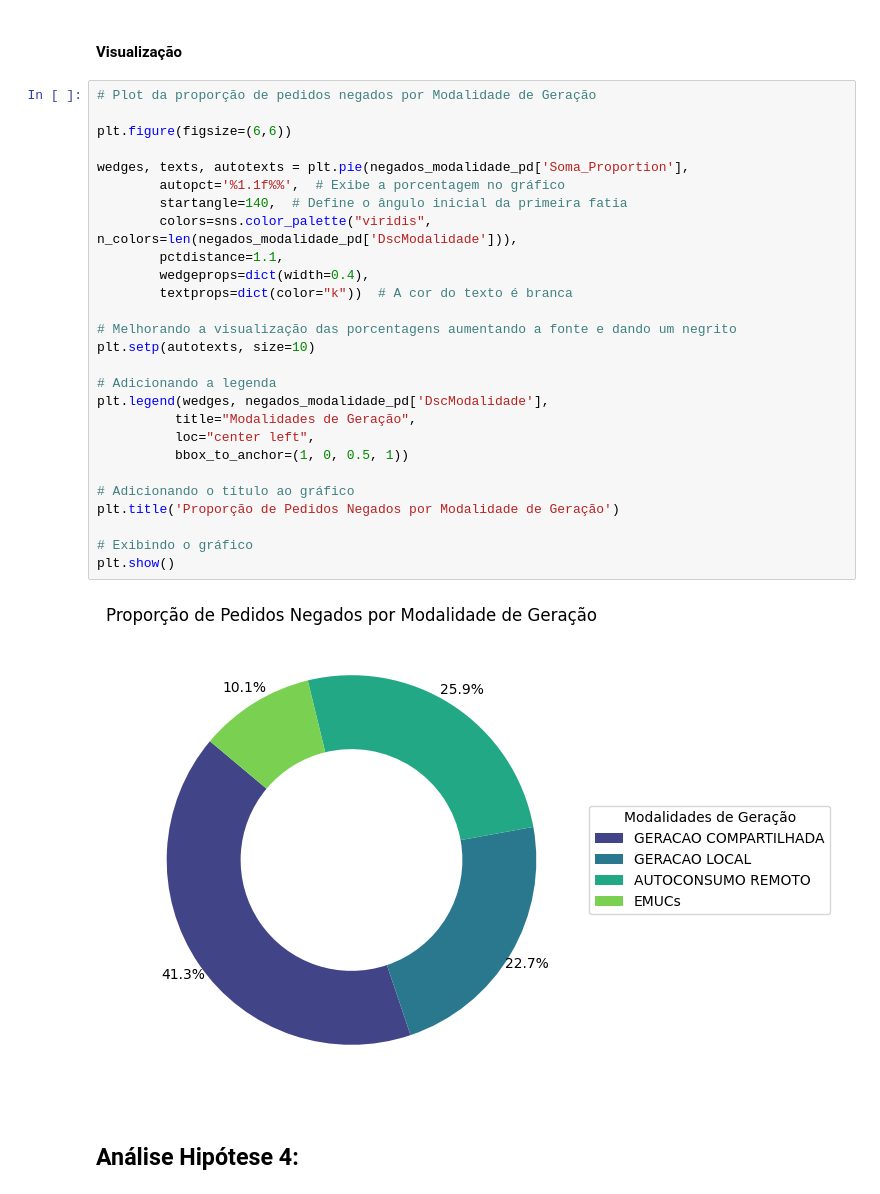
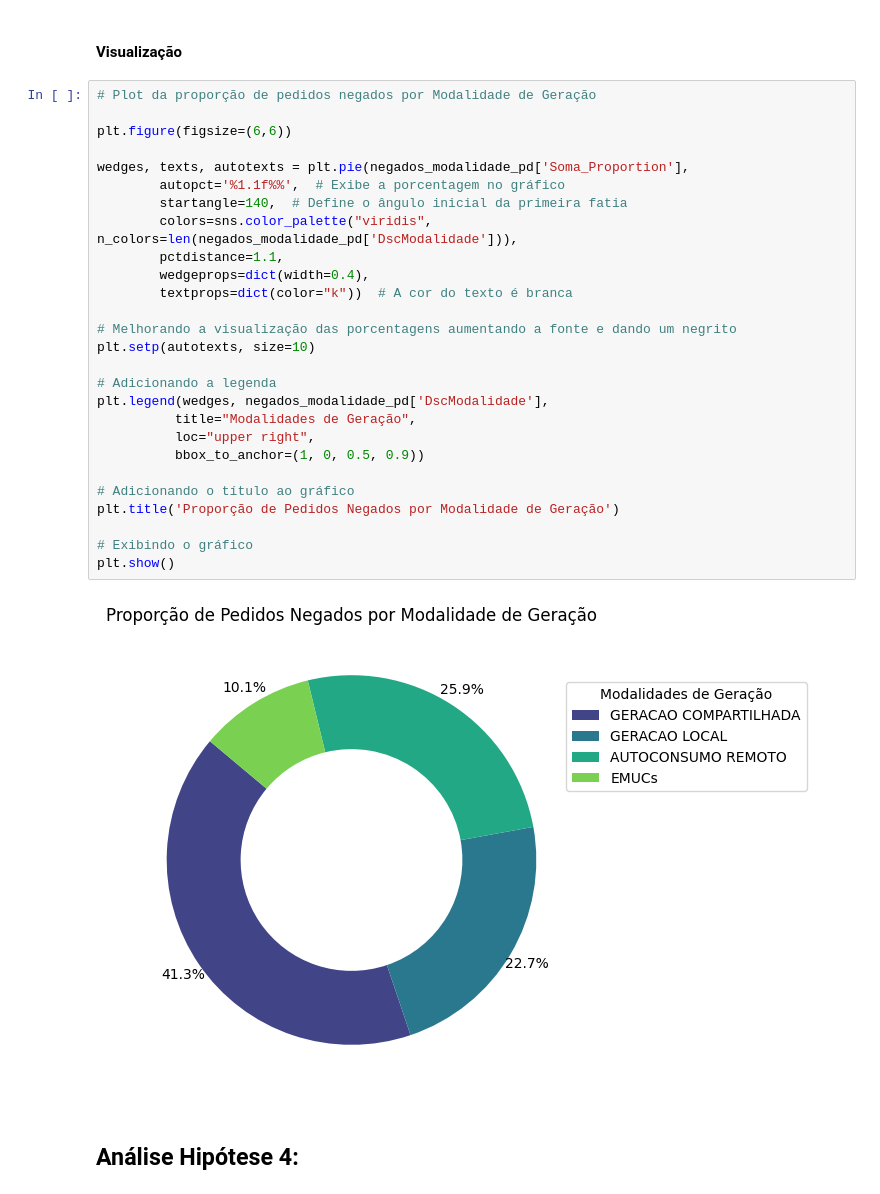
Before and after one commit to arnaldorosentino/MBA_Big_Data_Project, a Jupyter notebook: Projeto_Big_Data_Data_Anaytics.ipynb, the cells around one changed output. Saved outputs shown, nothing was run; the diff lists cells and outputs as text.

```diff
--- a/Projeto_Big_Data_Data_Anaytics.ipynb
+++ b/Projeto_Big_Data_Data_Anaytics.ipynb
@@ -492,32 +492,32 @@ negados_modalidade_pd = negados_modalidade_df.toPandas()
 # %%
 # Plot da proporção de pedidos negados por Modalidade de Geração
 
 plt.figure(figsize=(6,6))
 
 wedges, texts, autotexts = plt.pie(negados_modalidade_pd['Soma_Proportion'],
         autopct='%1.1f%%',  # Exibe a porcentagem no gráfico
         startangle=140,  # Define o ângulo inicial da primeira fatia
         colors=sns.color_palette("viridis", n_colors=len(negados_modalidade_pd['DscModalidade'])),
         pctdistance=1.1,
         wedgeprops=dict(width=0.4),
         textprops=dict(color="k"))  # A cor do texto é branca
 
 # Melhorando a visualização das porcentagens aumentando a fonte e dando um negrito
 plt.setp(autotexts, size=10)
 
 # Adicionando a legenda
 plt.legend(wedges, negados_modalidade_pd['DscModalidade'],
           title="Modalidades de Geração",
-          loc="center left",
-          bbox_to_anchor=(1, 0, 0.5, 1))
+          loc="upper right",
+          bbox_to_anchor=(1, 0, 0.5, 0.9))
 
 # Adicionando o título ao gráfico
 plt.title('Proporção de Pedidos Negados por Modalidade de Geração')
 
 # Exibindo o gráfico
 plt.show()
 # %% [output]
-[figure, old version]
+[figure, new version]
 # %% [markdown]
 ## **Análise Hipótese 4:**
 # %% [markdown]
```
Also changed, not shown: parts of 1 cell of this notebook.
